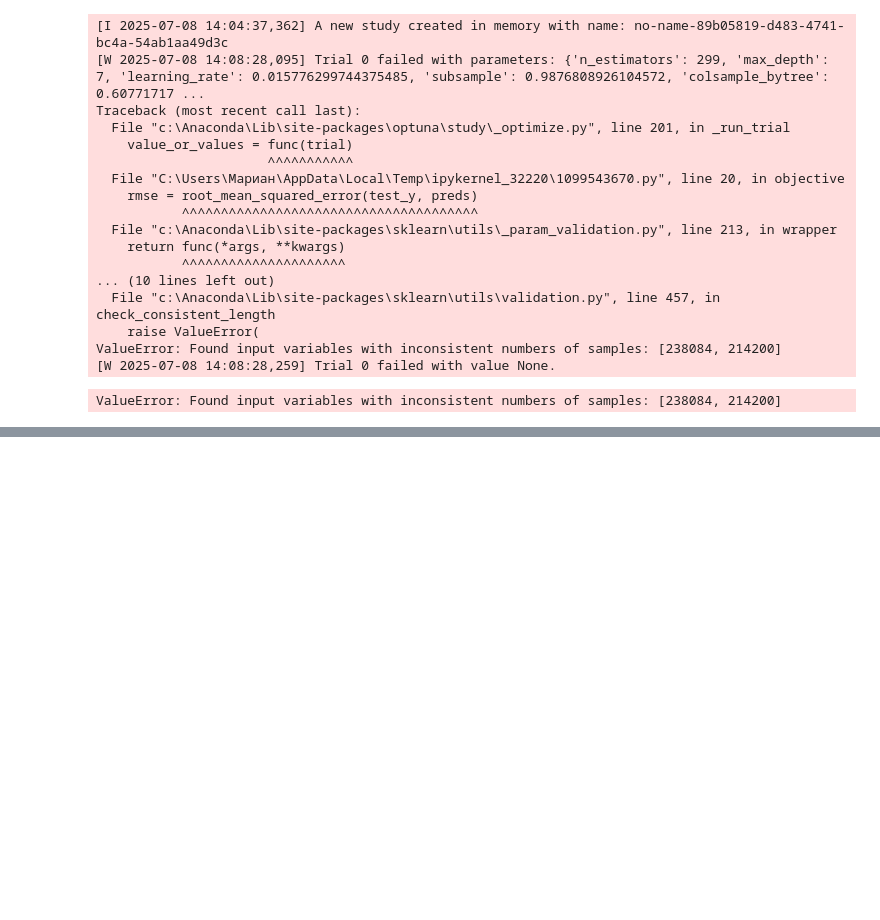
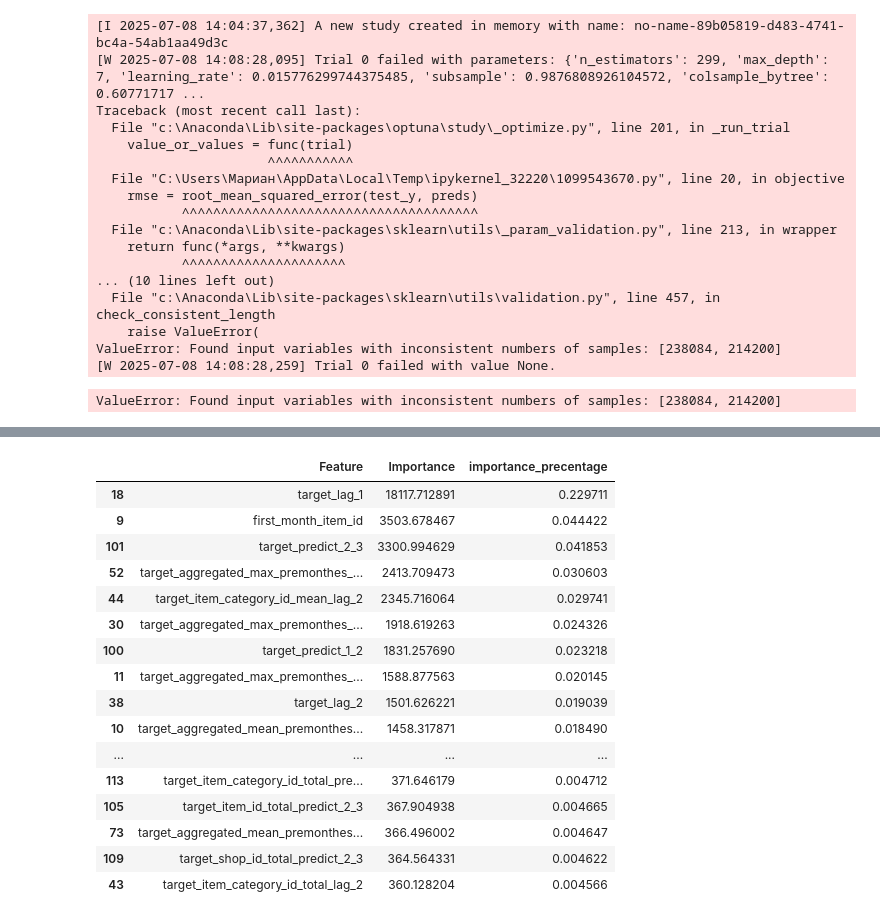
Before and after one commit to MarianSlassi/future_sales_prediction, a Jupyter notebook: notebooks/modeling.ipynb, the cells around one changed output, grey strips where cells are left out. Saved outputs shown, nothing was run; the diff lists cells and outputs as text; code cells hidden in the pictures; blank space fills up the shorter version.

```diff
--- a/notebooks/modeling.ipynb
+++ b/notebooks/modeling.ipynb
@@ -298,0 +396,34 @@ ValueError: Found input variables with inconsistent numbers of samples: [238084,
+# %%
+# Get feature importances
+booster = model.get_booster()
+
+# Importance types: "weight", "gain", "cover", "total_gain", "total_cover"
+importance = booster.get_score(importance_type='gain')
+
+# Convert to DataFrame for readability
+importance_df = pd.DataFrame({
+    'Feature': list(importance.keys()),
+    'Importance': list(importance.values())
+}).sort_values(by='Importance', ascending=False)
+
+importance_df['importance_precentage']= importance_df['Importance'] / importance_df['Importance'].sum()
+# %%
+importance_df[0:50]
+# %% [output]
+|  | Feature | Importance | importance_precentage |
+| 18 | target_lag_1 | 18117.712891 | 0.229711 |
+| 9 | first_month_item_id | 3503.678467 | 0.044422 |
+| 101 | target_predict_2_3 | 3300.994629 | 0.041853 |
+| 52 | target_aggregated_max_premonthes_... | 2413.709473 | 0.030603 |
+| 44 | target_item_category_id_mean_lag_2 | 2345.716064 | 0.029741 |
+| 30 | target_aggregated_max_premonthes_... | 1918.619263 | 0.024326 |
+| 100 | target_predict_1_2 | 1831.257690 | 0.023218 |
+| 11 | target_aggregated_max_premonthes_... | 1588.877563 | 0.020145 |
+| 38 | target_lag_2 | 1501.626221 | 0.019039 |
+| 10 | target_aggregated_mean_premonthes... | 1458.317871 | 0.018490 |
+| ... | ... | ... | ... |
+| 113 | target_item_category_id_total_pre... | 371.646179 | 0.004712 |
+| 105 | target_item_id_total_predict_2_3 | 367.904938 | 0.004665 |
+| 73 | target_aggregated_mean_premonthes... | 366.496002 | 0.004647 |
+| 109 | target_shop_id_total_predict_2_3 | 364.564331 | 0.004622 |
+| 43 | target_item_category_id_total_lag_2 | 360.128204 | 0.004566 |
```
Also changed, not shown: parts of 13 cells of this notebook, 4 other files.
